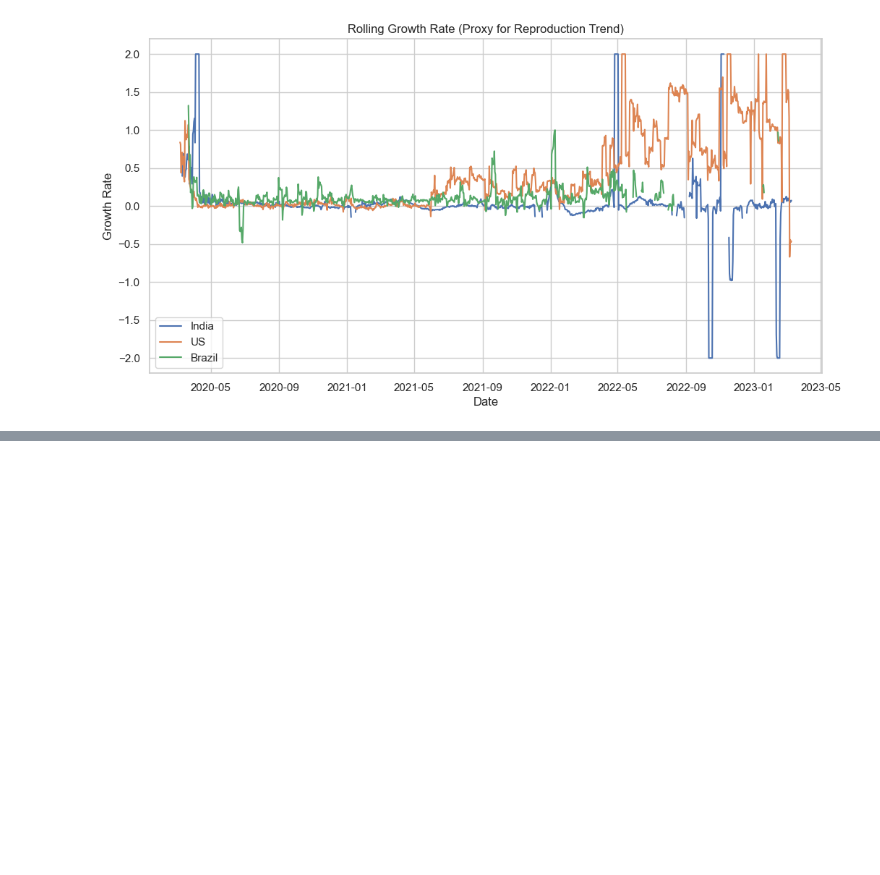
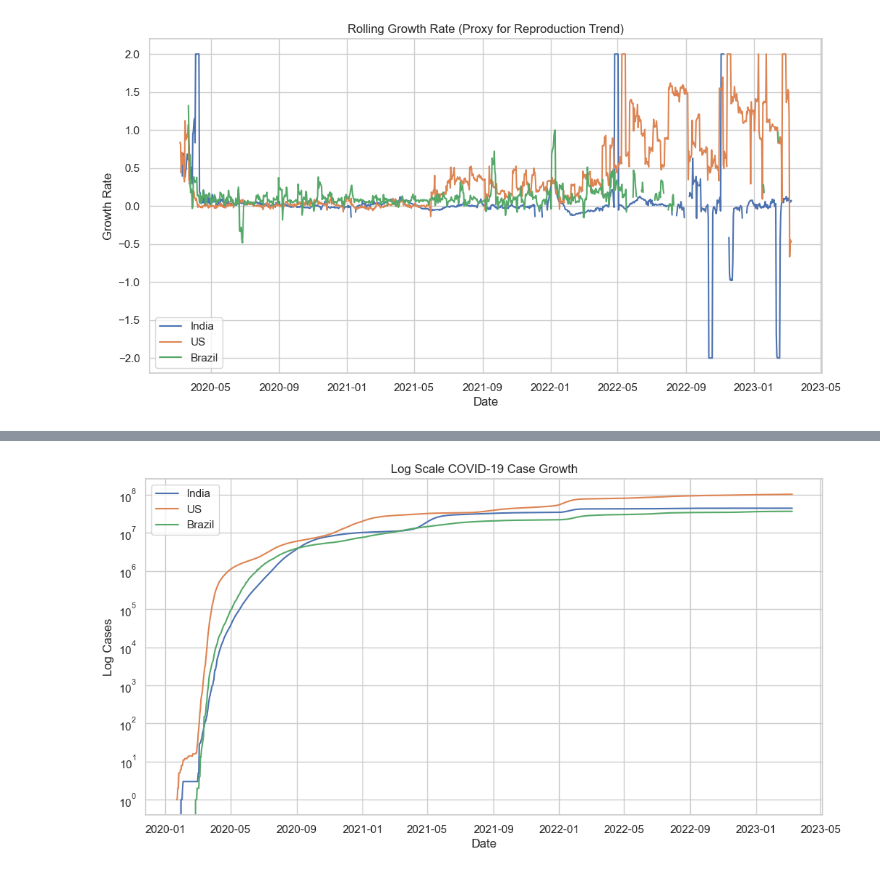
Before and after one commit to Arthika-21/Syntecxhub_task3, a Jupyter notebook: COVID-19.ipynb, the cells around one changed output, grey strips where cells are left out. Saved outputs shown, nothing was run; the diff lists cells and outputs as text; code cells hidden in the pictures; blank space fills up the shorter version.

```diff
--- a/COVID-19.ipynb
+++ b/COVID-19.ipynb
@@ -182,0 +158,17 @@ PDF Report Generated Successfully!
+# %%
+plt.figure(figsize=(12,6))
+
+for country in countries:
+    plt.plot(covid.index, covid[country], label=country)
+
+plt.yscale("log")
+
+plt.title("Log Scale COVID-19 Case Growth")
+plt.xlabel("Date")
+plt.ylabel("Log Cases")
+plt.legend()
+
+plt.savefig("log_case_growth.png")
+plt.show()
+# %% [output]
+[figure, added]
```
Also changed, not shown: parts of 9 cells of this notebook, 2 other files.
